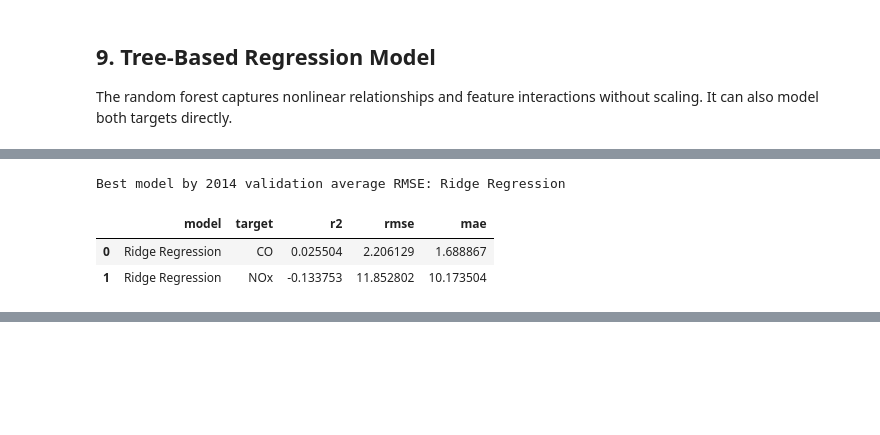
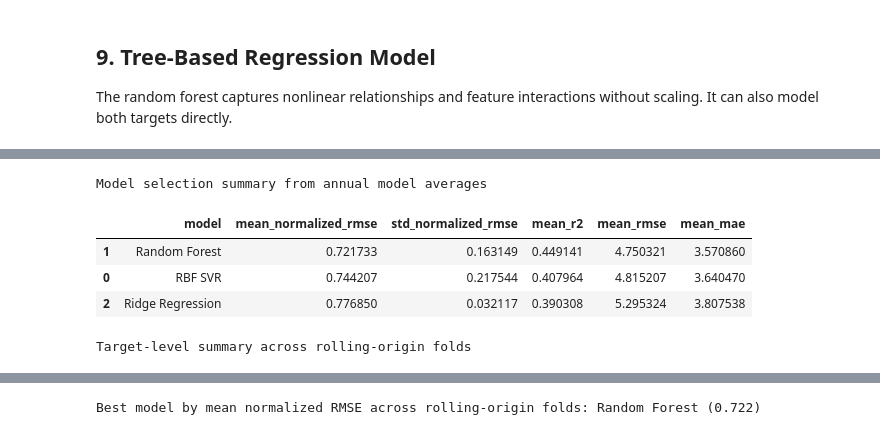
Before and after one commit to mowen18/gas-turbines-emissions-ml, a Jupyter notebook: notebooks/01_emissions_modeling.ipynb, the cells around one changed output, grey strips where cells are left out. Drawn from its saved outputs; the diff is of its cells as text; code cells hidden in the pictures; blank space fills up the shorter version.

```diff
--- a/notebooks/01_emissions_modeling.ipynb
+++ b/notebooks/01_emissions_modeling.ipynb
@@ -378,30 +519,52 @@ validation_summary
 # %%
-model_specs = {
-    "Ridge Regression": ridge_pipeline,
-    "Random Forest": forest_model_spec,
-    "RBF SVR": svr_pipeline,
-}
-validation_predictions_by_model = {
-    "Ridge Regression": ridge_validation_predictions,
-    "Random Forest": forest_validation_predictions,
-    "RBF SVR": svr_validation_predictions,
-}
+model_selection_summary = (
+    annual_model_results
+    .groupby("model", as_index=False)
+    .agg(
+        mean_normalized_rmse=("normalized_rmse", "mean"),
+        std_normalized_rmse=("normalized_rmse", "std"),
+        mean_r2=("r2", "mean"),
+        mean_rmse=("rmse", "mean"),
+        mean_mae=("mae", "mean"),
+    )
+    .sort_values("mean_normalized_rmse")
+)
 
-best_model_name = validation_summary.iloc[0]["model"]
-best_model = clone(model_specs[best_model_name])
+target_level_summary = (
+    validation_metrics
+    .groupby(["model", "target"], as_index=False)
+    .agg(
+        r2_mean=("r2", "mean"),
+        r2_std=("r2", "std"),
+        rmse_mean=("rmse", "mean"),
+        rmse_std=("rmse", "std"),
+        mae_mean=("mae", "mean"),
+        mae_std=("mae", "std"),
+        normalized_rmse_mean=("normalized_rmse", "mean"),
+        normalized_rmse_std=("normalized_rmse", "std"),
+    )
+    .sort_values(["target", "normalized_rmse_mean"])
+)
 
-if best_model_name == "RBF SVR":
-    best_model.fit(X_train.loc[svr_sample_index], y_train.loc[svr_sample_index])
-else:
-    best_model.fit(X_train, y_train)
+best_model_name = model_selection_summary.iloc[0]["model"]
+best_model_selection_row = model_selection_summary.iloc[0]
 
-holdout_predictions = predict_dataframe(best_model, X_holdout, y_holdout.columns)
-holdout_metrics = regression_metrics(best_model_name, y_holdout, holdout_predictions)
+target_level_summary_display = target_level_summary.assign(
+    target=lambda df: df["target"].replace(display_target_columns)
+)
 
-print(f"Best model by 2014 validation average RMSE: {best_model_name}")
-holdout_metrics.assign(target=lambda df: df["target"].replace(display_target_columns))
+print("Model selection summary from annual model averages")
+display(model_selection_summary)
+print("Target-level summary across rolling-origin folds")
+display(target_level_summary_display)
+print(
+    "Best model by mean normalized RMSE across rolling-origin folds: "
+    f"{best_model_name} ({best_model_selection_row['mean_normalized_rmse']:.3f})"
+)
 # %% [output]
-Best model by 2014 validation average RMSE: Ridge Regression
+Model selection summary from annual model averages
-|  | model | target | r2 | rmse | mae |
-| 0 | Ridge Regression | CO | 0.025504 | 2.206129 | 1.688867 |
-| 1 | Ridge Regression | NOx | -0.133753 | 11.852802 | 10.173504 |
+|  | model | mean_normalized_rmse | std_normalized_rmse | mean_r2 | mean_rmse | mean_mae |
+| 1 | Random Forest | 0.721733 | 0.163149 | 0.449141 | 4.750321 | 3.570860 |
+| 0 | RBF SVR | 0.744207 | 0.217544 | 0.407964 | 4.815207 | 3.640470 |
+| 2 | Ridge Regression | 0.776850 | 0.032117 | 0.390308 | 5.295324 | 3.807538 |
+Target-level summary across rolling-origin folds
@@ -408 +578,2 @@ Best model by 2014 validation average RMSE: Ridge Regression
+Best model by mean normalized RMSE across rolling-origin folds: Random Forest (0.722)
 # %%
```
Also changed, not shown: parts of 17 cells of this notebook, 5 other files.
